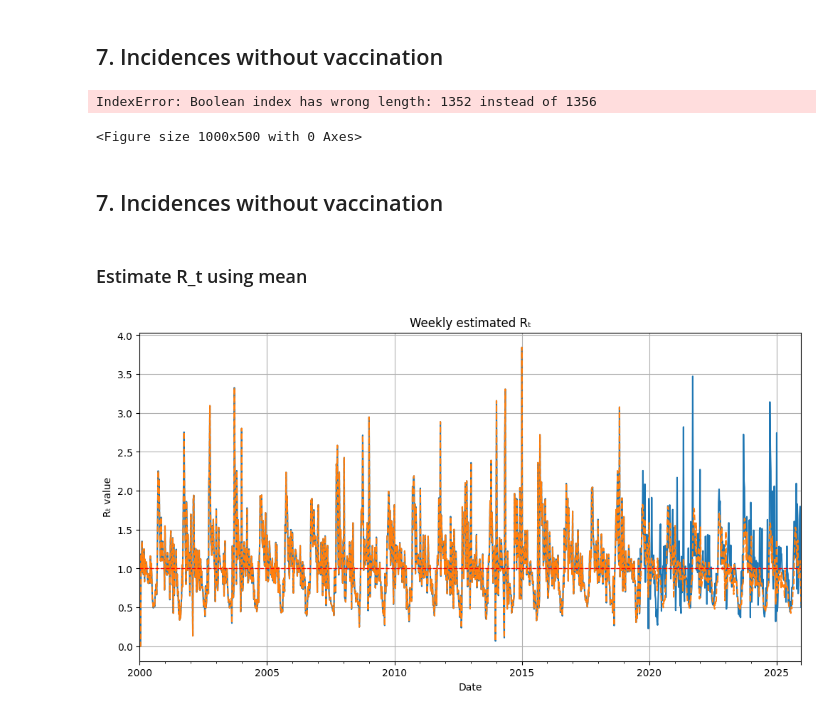
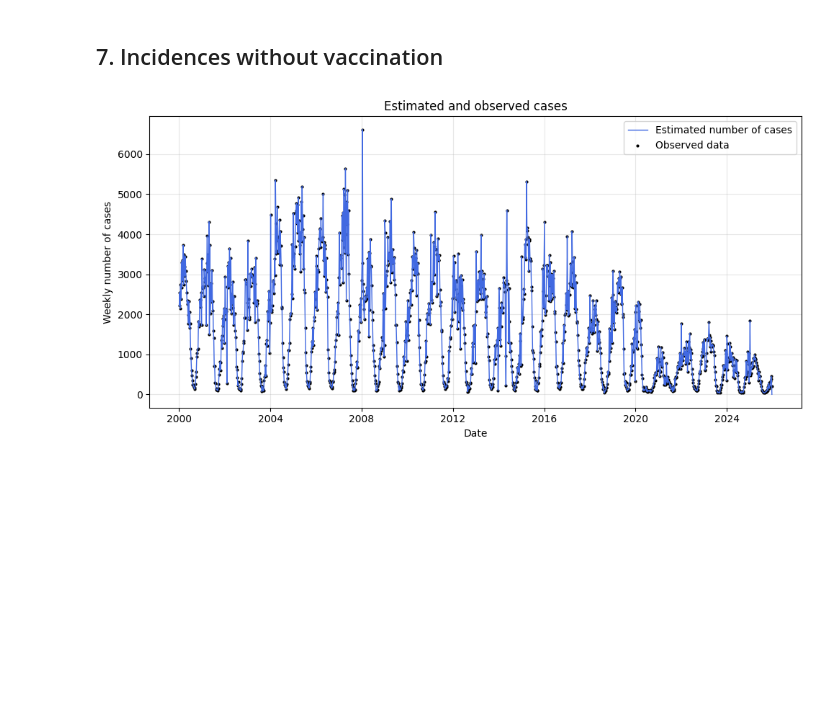
Before and after one commit to csukori/vzv_counterfactual, a Jupyter notebook: src/cfAnalysisDiscreteREM.ipynb, the cells around one changed output. Drawn from its saved outputs; the diff is of its cells as text; code cells hidden in the pictures; blank space fills up the shorter version.

```diff
--- a/src/cfAnalysisDiscreteREM.ipynb
+++ b/src/cfAnalysisDiscreteREM.ipynb
@@ -165,6 +192,7 @@ for t in range(0, max_tau):
 for t in range(max_tau, T-1):
     s_t = S_scen0[t] / N[t]
     #i_model[t] = s_t * R_t[t] * np.sum(i_model[t - np.arange(1, max_tau+1)] * g)
+    mu_t = weekly_deaths.iloc[t] / N[t]
     kernel = g * np.exp(-mu_t * np.arange(1, max_tau+1))
     i_model[t] = R_t[t] * np.sum(i_model[t - np.arange(1, max_tau+1)] * kernel)
 
@@ -206,44 +225,48 @@ for t in range(1, T):
-# %%
-R_t_scen1 = np.zeros(T)
-
-for t in range(max_tau, T):
-    s_t = S_scen1[t] / N[t]
-    R_t_scen1[t] = remainders_t[t] * s_t
+# %%
+S_scen1 = np.zeros(T)
+i_scen1 = np.zeros(T)
+R_t_scen1 = np.zeros(T)
+effectively_vaccinated = np.zeros(T)
+demographic_changes = np.zeros(T)
+vaccination_level = 1
+
+for t in range(0, max_tau):
+    i_scen1[t] = i_model[t]
+    S_scen1[t] = S_scen0[t]
+
+for t in range(max_tau, T-1):
+    effectively_vaccinated[t] = (v1[t - 1] * V1_efficacy + v2[t - 1] * V1_efficacy * (1 - V1_efficacy)) * vaccination_level
+    demographic_changes[t] = + weekly_births.iloc[t - 1] - weekly_deaths.iloc[t - 1] * (S_scen1[t - 1] / N[t - 1])
+
+    S_scen1[t] = S_scen1[t - 1] - i_scen1[t - 1] - effectively_vaccinated[t] + demographic_changes[t]
+    s_t = S_scen1[t] / N[t]
+    R_t_scen1[t] = remainders_t[t] * s_t
+
+    mu_t = weekly_deaths.iloc[t] / N[t]
+    kernel = g * np.exp(-mu_t * np.arange(1, max_tau+1))
+    i_scen1[t] = R_t_scen1[t] * np.sum(i_scen1[t - np.arange(1, max_tau+1)] * kernel)
+
+weekly_i_scen1 = pd.Series(i_scen1, index=weekly_cases_filled.index)
 # %%
-i_scen1 = np.zeros(T)
-for t in range(0, max_tau):
-    i_scen1[t] = i[t]
-
-for t in range(max_tau, T-1):
-    kernel = g * np.exp(-mu_t * np.arange(1, max_tau+1))
-    i_scen1[t] = R_t_scen1[t] * np.sum(i_scen1[t - np.arange(1, max_tau+1)] * kernel)
-
-weekly_i_scen1 = pd.Series(i_scen1, index=weekly_cases_filled.index)
-
 plt.figure(figsize=(10, 5))
 
 plt.plot(weekly_i_scen1.index, weekly_i_scen1.values,
          label="Estimated number of cases", color="royalblue", linewidth=1)
 
 plt.scatter(
     weekly_cases_filled.index,
     weekly_cases_filled.values,
     color="black",
     s=4,
     label="Observed data"
 )
 
 plt.title("Estimated and observed cases")
 plt.xlabel("Date")
 plt.ylabel("Weekly number of cases")
 plt.grid(alpha=0.3)
 plt.legend()
 plt.tight_layout()
 plt.show()
 # %% [output]
-IndexError: Boolean index has wrong length: 1352 instead of 1356
-<Figure size 1000x500 with 0 Axes>
+[figure, added]
-# %% [markdown]
-## 7. Incidences without vaccination
-# %% [markdown]
-### Estimate R_t using mean
@@ -284,19 +272,0 @@ for t in range(max_tau, T):
-# %%
-weekly_counterfactual_Rt = pd.Series(counterfactual_Rt, index=weekly_cases_filled.index)
-weekly_St = pd.Series(S_scen0 / N, index=weekly_cases_filled.index)
-weekly_remainders_mean_test = pd.Series(weekly_remainders_mean, index=weekly_cases_filled.index)
-
-plt.figure(figsize=(12, 6))
-weekly_Rt.plot()
-weekly_counterfactual_Rt.plot(linestyle="--")
-# weekly_remainders_mean_test.plot(linestyle="--")
-
-plt.axhline(1.0, color='red', linestyle='--', linewidth=1)  # R=1 as reference
-plt.title("Weekly estimated Rₜ")
-plt.ylabel("Rₜ value")
-plt.xlabel("Date")
-plt.grid(True)
-
-plt.show()
-# %% [output]
-[figure, removed]
```
Also changed, not shown: parts of 12 cells of this notebook.
